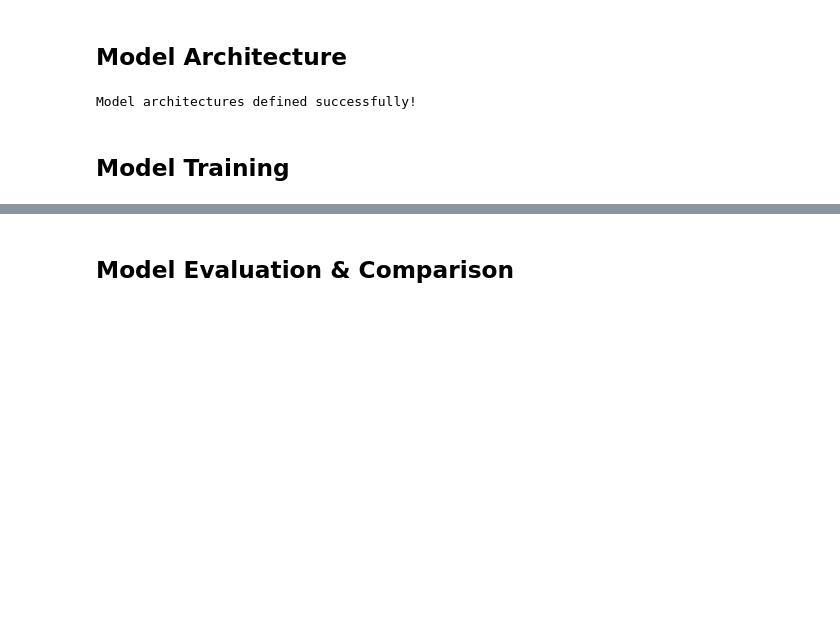
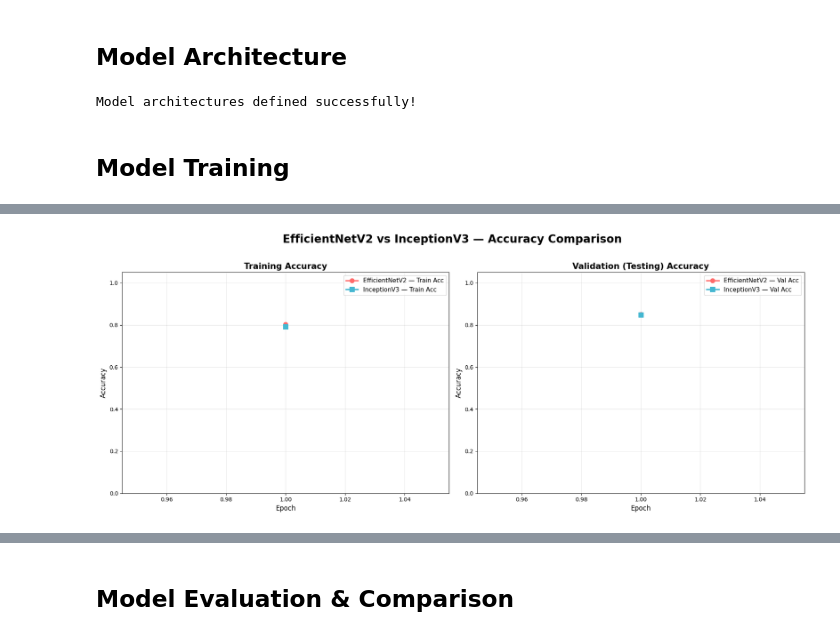
Before and after one commit to programmersazid/BrainTumorVision-2026, a Jupyter notebook: EfficientNetV2_InceptionV3_Models_usingWith_deepLearning.ipynb, the cells around one changed output, grey strips where cells are left out. Drawn from its saved outputs; the diff is of its cells as text; code cells hidden in the pictures; blank space fills up the shorter version.

```diff
--- a/EfficientNetV2_InceptionV3_Models_usingWith_deepLearning.ipynb
+++ b/EfficientNetV2_InceptionV3_Models_usingWith_deepLearning.ipynb
@@ -293,0 +343,85 @@ InceptionV3 model saved to models/inception_v3.h5
+# %%
+# ========== EfficientNetV2 vs InceptionV3: Combined Accuracy Comparison ==========
+
+fig, axes = plt.subplots(1, 2, figsize=(18, 7))
+fig.suptitle('EfficientNetV2 vs InceptionV3 — Accuracy Comparison', fontsize=20, fontweight='bold', y=1.02)
+
+# Determine the max epochs between both models
+eff_epochs = range(1, len(eff_history.history['accuracy']) + 1)
+inc_epochs = range(1, len(inc_history.history['accuracy']) + 1)
+
+# ---- Subplot 1: Training Accuracy Comparison ----
+axes[0].plot(eff_epochs, eff_history.history['accuracy'], 'o-', color='#FF6B6B', linewidth=2.5, markersize=8, label='EfficientNetV2 — Train Acc')
+axes[0].plot(inc_epochs, inc_history.history['accuracy'], 's-', color='#45B7D1', linewidth=2.5, markersize=8, label='InceptionV3 — Train Acc')
+axes[0].set_title('Training Accuracy', fontsize=15, fontweight='bold')
+axes[0].set_xlabel('Epoch', fontsize=12)
+axes[0].set_ylabel('Accuracy', fontsize=12)
+axes[0].legend(fontsize=11)
+axes[0].grid(True, alpha=0.3)
+axes[0].set_ylim([0, 1.05])
+
+# ---- Subplot 2: Validation (Testing) Accuracy Comparison ----
+axes[1].plot(eff_epochs, eff_history.history['val_accuracy'], 'o-', color='#FF6B6B', linewidth=2.5, markersize=8, label='EfficientNetV2 — Val Acc')
+axes[1].plot(inc_epochs, inc_history.history['val_accuracy'], 's-', color='#45B7D1', linewidth=2.5, markersize=8, label='InceptionV3 — Val Acc')
+axes[1].set_title('Validation (Testing) Accuracy', fontsize=15, fontweight='bold')
+axes[1].set_xlabel('Epoch', fontsize=12)
+axes[1].set_ylabel('Accuracy', fontsize=12)
+axes[1].legend(fontsize=11)
+axes[1].grid(True, alpha=0.3)
+axes[1].set_ylim([0, 1.05])
+
+plt.tight_layout()
+plt.show()
+
+# ---- Summary Bar Chart: Final Accuracy Comparison ----
+fig, ax = plt.subplots(figsize=(10, 6))
+
+models_list = ['EfficientNetV2', 'InceptionV3']
+train_accs = [eff_history.history['accuracy'][-1] * 100, inc_history.history['accuracy'][-1] * 100]
+val_accs = [eff_history.history['val_accuracy'][-1] * 100, inc_history.history['val_accuracy'][-1] * 100]
+
+x = np.arange(len(models_list))
+width = 0.35
+
+bars1 = ax.bar(x - width/2, train_accs, width, label='Training Accuracy', color='#FF6B6B', edgecolor='white', linewidth=1.5)
+bars2 = ax.bar(x + width/2, val_accs, width, label='Validation Accuracy', color='#4ECDC4', edgecolor='white', linewidth=1.5)
+
+ax.set_title('Final Accuracy — EfficientNetV2 vs InceptionV3', fontsize=16, fontweight='bold')
+ax.set_xlabel('Model', fontsize=13)
+ax.set_ylabel('Accuracy (%)', fontsize=13)
+ax.set_xticks(x)
+ax.set_xticklabels(models_list, fontsize=12)
+ax.legend(fontsize=11)
+ax.grid(axis='y', alpha=0.3)
+
+# Add value labels on bars
+for bar in bars1:
+    height = bar.get_height()
+    ax.text(bar.get_x() + bar.get_width()/2., height + 0.5, f'{height:.2f}%', ha='center', va='bottom', fontweight='bold', fontsize=11)
+
+for bar in bars2:
+    height = bar.get_height()
+    ax.text(bar.get_x() + bar.get_width()/2., height + 0.5, f'{height:.2f}%', ha='center', va='bottom', fontweight='bold', fontsize=11)
+
+plt.tight_layout()
+plt.show()
+
+# Print summary
+print('\n' + '='*60)
+print('  MODEL ACCURACY COMPARISON SUMMARY')
+print('='*60)
+print(f'  EfficientNetV2 — Training Accuracy:   {train_accs[0]:.2f}%')
+print(f'  EfficientNetV2 — Validation Accuracy:  {val_accs[0]:.2f}%')
+print(f'  InceptionV3    — Training Accuracy:   {train_accs[1]:.2f}%')
+print(f'  InceptionV3    — Validation Accuracy:  {val_accs[1]:.2f}%')
+print('='*60)
+
+if val_accs[0] > val_accs[1]:
+    print(f'  ✅ EfficientNetV2 has HIGHER validation accuracy by {val_accs[0]-val_accs[1]:.2f}%')
+elif val_accs[1] > val_accs[0]:
+    print(f'  ✅ InceptionV3 has HIGHER validation accuracy by {val_accs[1]-val_accs[0]:.2f}%')
+else:
+    print(f'  ✅ Both models have EQUAL validation accuracy!')
+print('='*60)
+# %% [output]
+[figure, added]
```
Also changed, not shown: parts of 12 cells of this notebook.
